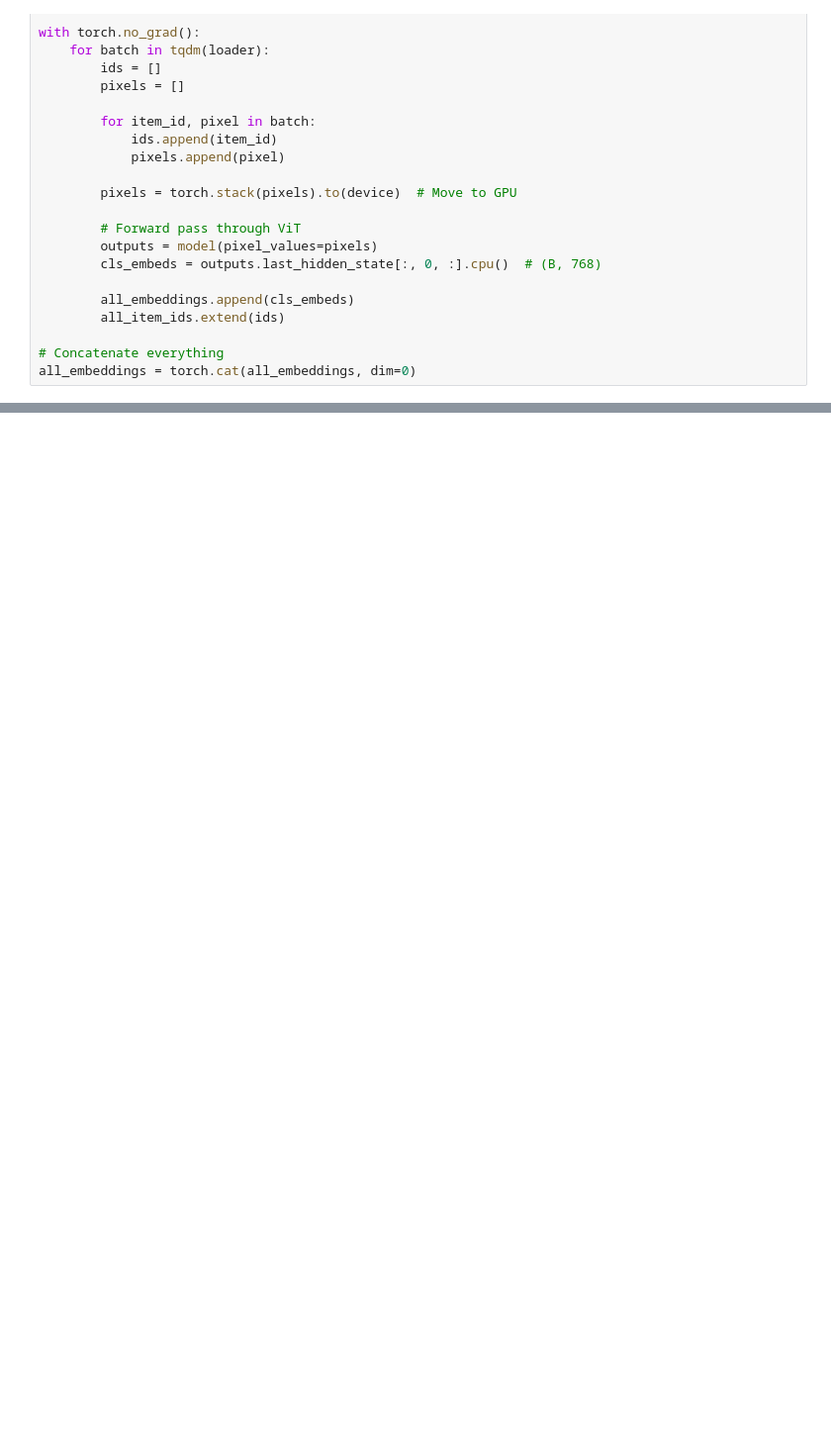
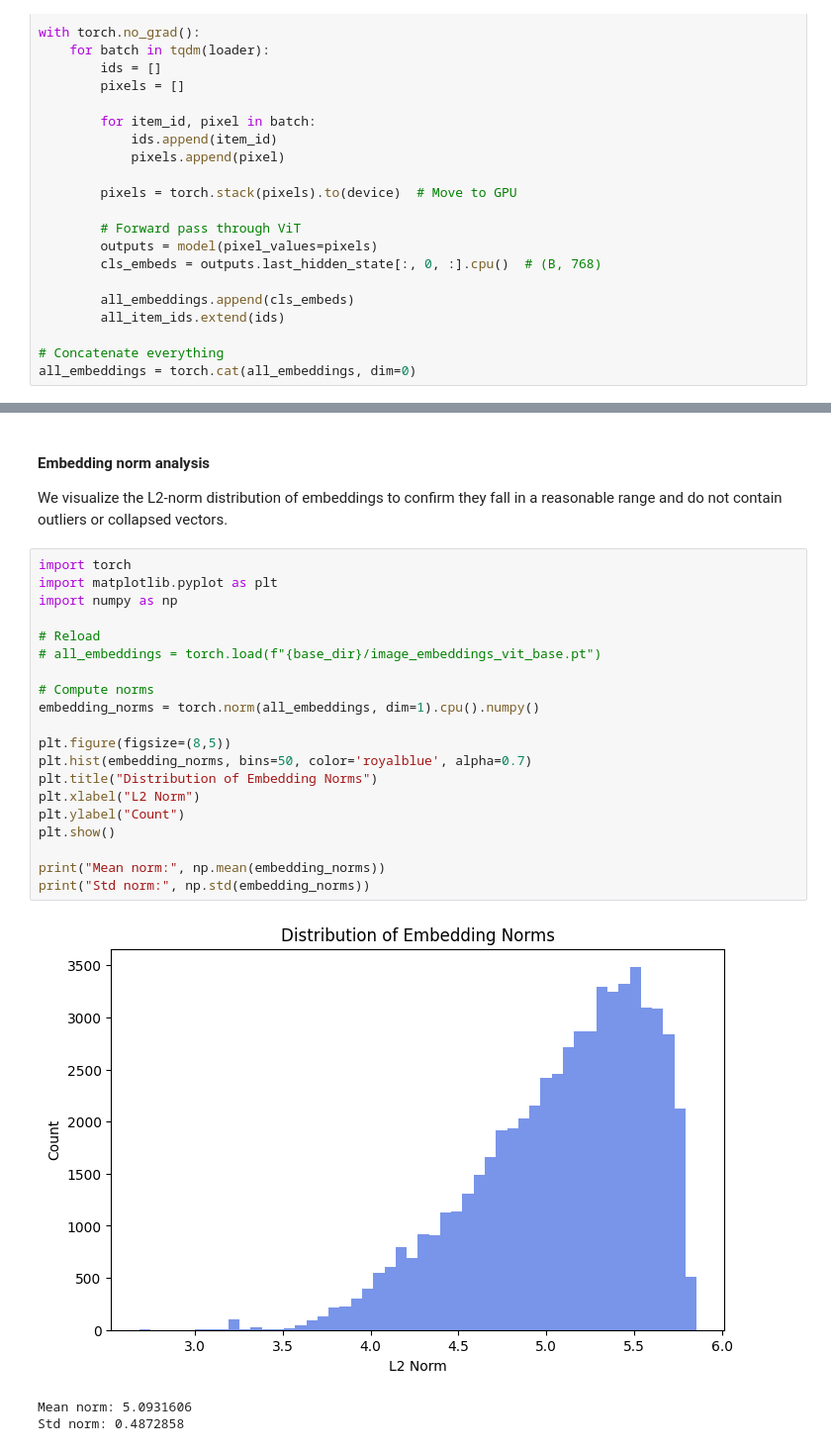
Before and after one commit to sheebaboy33/ColdFusionX, a Jupyter notebook: notebooks/04_image_encoder.ipynb, the cells around one changed output, grey strips where cells are left out. Shown: that part at 99% size. Saved outputs shown, nothing was run; the diff lists cells and outputs as text; blank space fills up the shorter version.

Commit message:
encoding: complete image encoding with sanity checks and visualisations

```diff
--- a/notebooks/04_image_encoder.ipynb
+++ b/notebooks/04_image_encoder.ipynb
@@ -208,0 +264,27 @@ all_embeddings = torch.cat(all_embeddings, dim=0)
+# %% [markdown]
+#### Embedding norm analysis
+We visualize the L2-norm distribution of embeddings to confirm they fall in a reasonable range and do not contain outliers or collapsed vectors.
+# %%
+import torch
+import matplotlib.pyplot as plt
+import numpy as np
+
+# Reload
+# all_embeddings = torch.load(f"{base_dir}/image_embeddings_vit_base.pt")
+
+# Compute norms
+embedding_norms = torch.norm(all_embeddings, dim=1).cpu().numpy()
+
+plt.figure(figsize=(8,5))
+plt.hist(embedding_norms, bins=50, color='royalblue', alpha=0.7)
+plt.title("Distribution of Embedding Norms")
+plt.xlabel("L2 Norm")
+plt.ylabel("Count")
+plt.show()
+
+print("Mean norm:", np.mean(embedding_norms))
+print("Std norm:", np.std(embedding_norms))
+# %% [output]
+[figure, added]
+Mean norm: 5.0931606
+Std norm: 0.4872858
```
Also changed, not shown: parts of 19 cells of this notebook.
